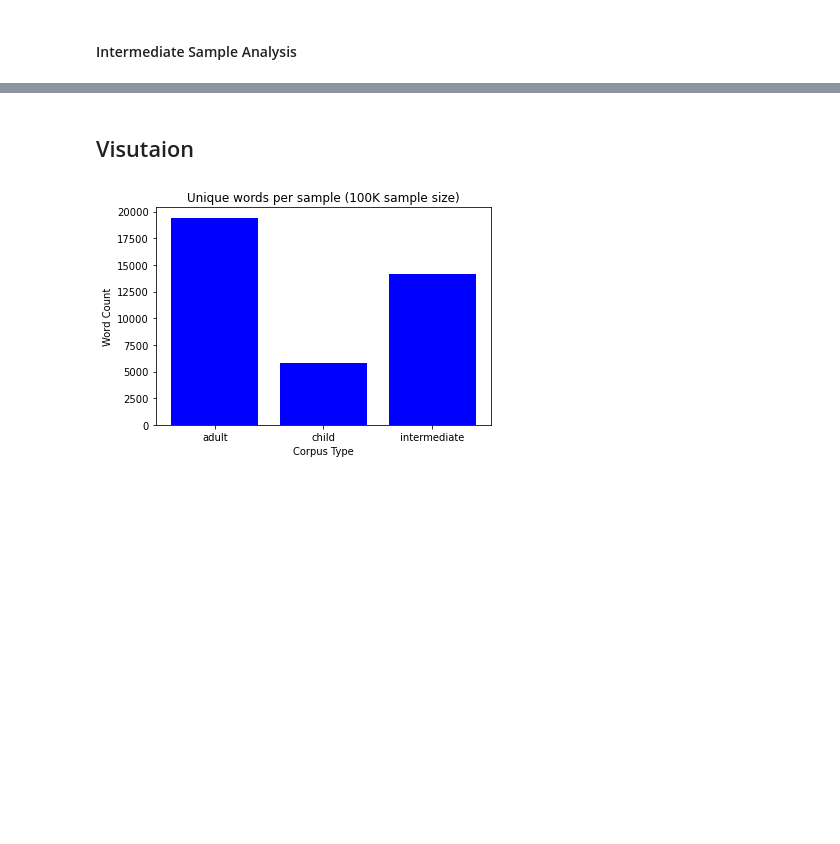
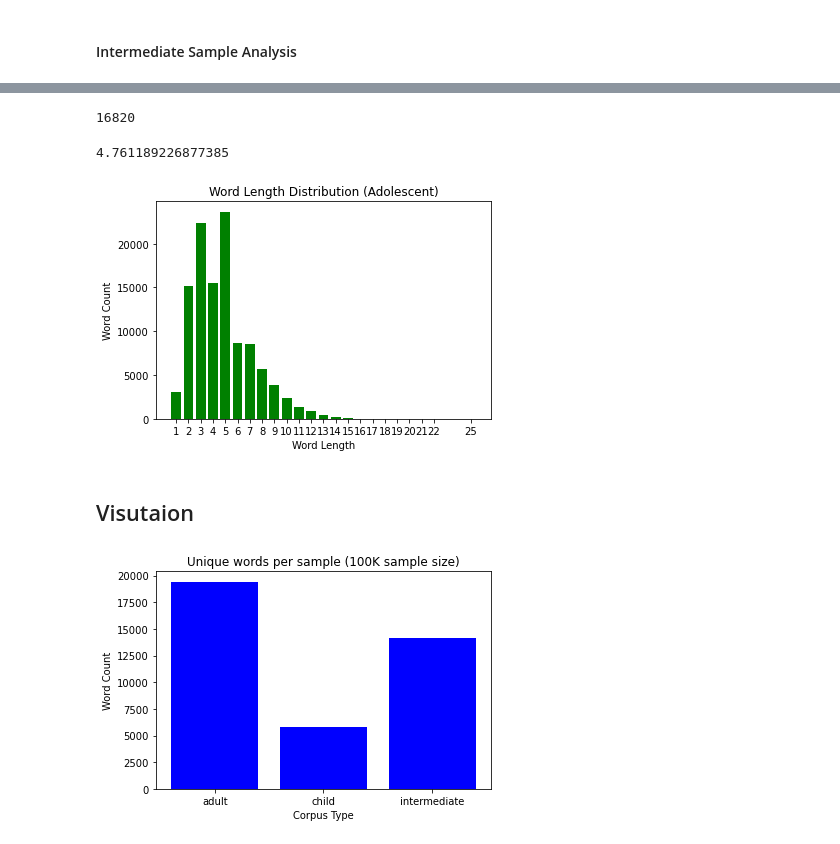
Before and after one commit to shifengxu/CE7455-FinalProject, a Jupyter notebook: sample_analysis.ipynb, the cells around one changed output, grey strips where cells are left out. Drawn from its saved outputs; the diff is of its cells as text; code cells hidden in the pictures; blank space fills up the shorter version.

Commit message:
Update sample_analysis.ipynb
added adolescent

```diff
--- a/sample_analysis.ipynb
+++ b/sample_analysis.ipynb
@@ -91,6 +91,7 @@ data_loc = "raw_data"
 adult_loc = "/Allthenews"
 child_loc = "/child_CBT/CBTest/data"
 inter_loc = "/fanfiction/SFGram-dataset-master/book-contents"
+adol_loc = "/adolescent"
 # %% [markdown]
 #### Adult Sample Analysis
 # %%
@@ -177,3 +184,27 @@ plt.show()
+# %%
+corpus4 = Corpus(data_loc + adol_loc + "/" + "adol_sample.txt")
+# %%
+len(corpus4.analysis.words)
+# %% [output]
+16820
+# %%
+# average word length
+average_word_len(corpus4.analysis.wordslen)
+# %% [output]
+4.761189226877385
+# %%
+word_feq = corpus4.analysis.wordslen
+del word_feq[44]
+del word_feq[38]
+
+plt.title("Word Length Distribution (Adolescent)")
+plt.xlabel('Word Length')
+plt.ylabel('Word Count')
+plt.bar(list(word_feq.keys()), word_feq.values(), color='g')
+plt.xticks(list(word_feq.keys()))
+plt.show()
+# %% [output]
+[figure, added]
 # %% [markdown]
 ## Visutaion
 # %%
```
Also changed, not shown: parts of 14 cells of this notebook.
